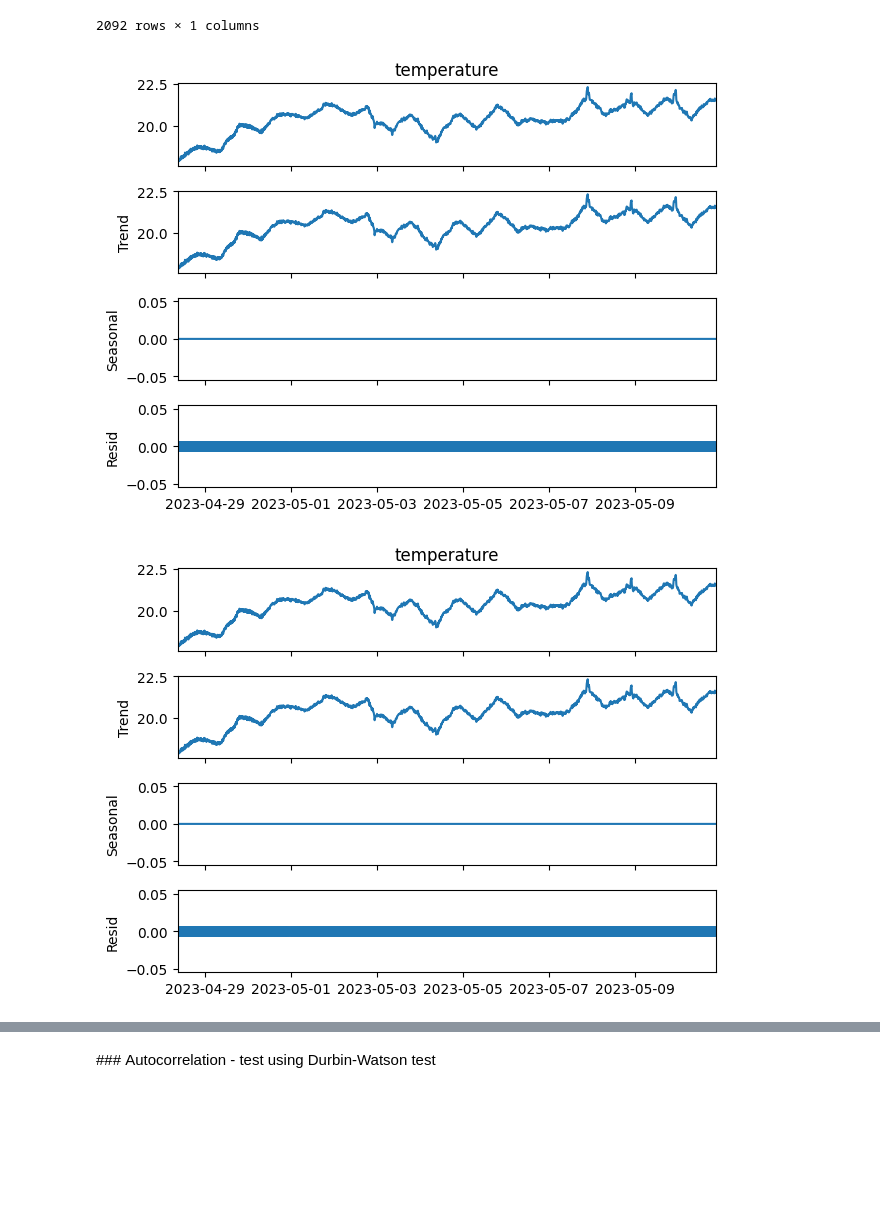
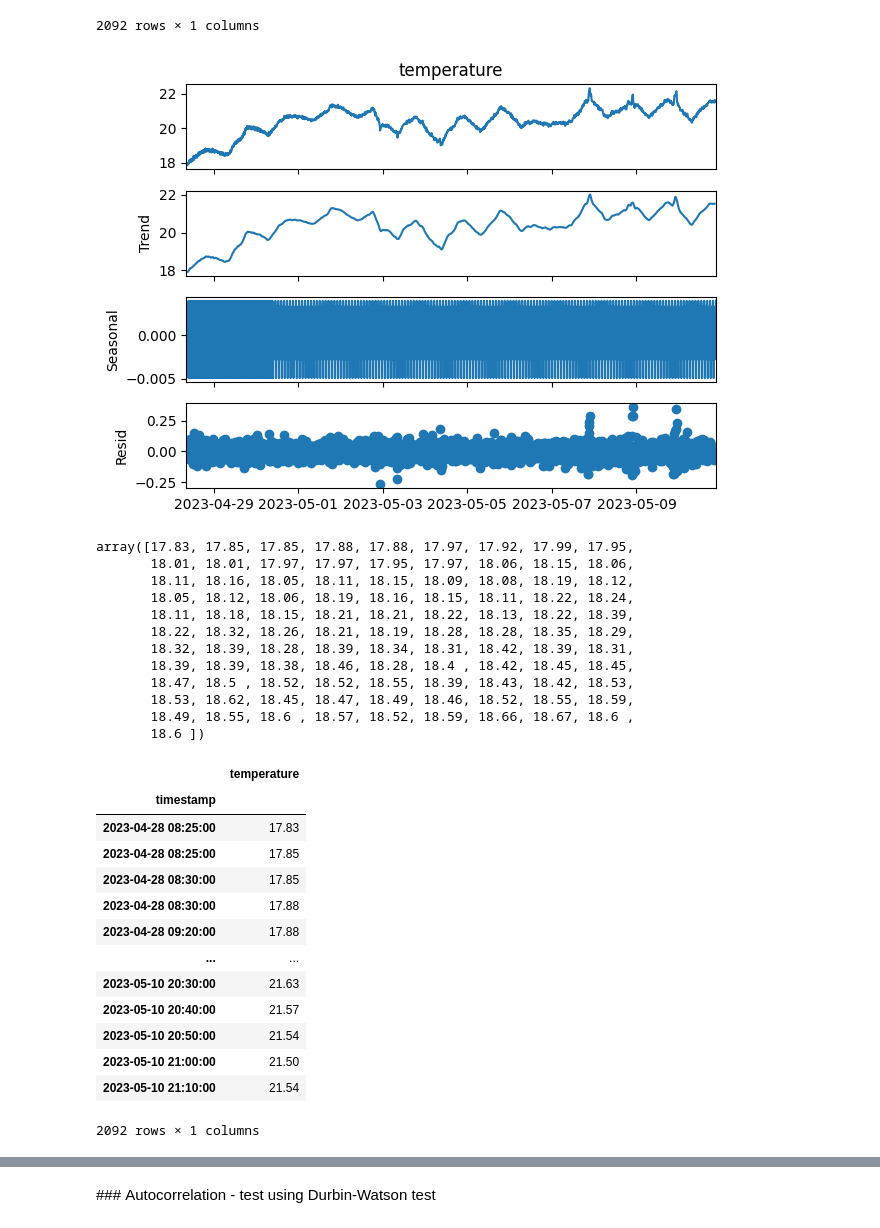
Before and after one commit to bndxn/raspberry-pi-notes, a Jupyter notebook: analysis/analysis.ipynb, the cells around one changed output, grey strips where cells are left out. Cells and saved outputs as stored; diff of their text form; code cells hidden in the pictures; blank space fills up the shorter version.

Commit message:
trying RNNs, LSTMs

```diff
--- a/analysis/analysis.ipynb
+++ b/analysis/analysis.ipynb
@@ -212,8 +228,29 @@ df_temp
+# %%
+df_temp.dropna(inplace=True)
+
+# Some quick code to set this up: https://github.com/nachi-hebbar/Time-Series-Forecasting-LSTM
 # %%
 from statsmodels.tsa.seasonal import seasonal_decompose
+from matplotlib import pyplot
 
-results = seasonal_decompose(df_temp['temperature'], period=1)
+results = seasonal_decompose(df_temp['temperature'], period=10)
 results.plot()
+pyplot.show()
 # %% [output]
-[figure, old version]
+[figure, new version]
-[figure, removed]
+# %%
+temp_array = df_temp['temperature'][0:100].values
+temp_array
+# %% [output]
+array([17.83, 17.85, 17.85, 17.88, 17.88, 17.97, 17.92, 17.99, 17.95,
+       18.01, 18.01, 17.97, 17.97, 17.95, 17.97, 18.06, 18.15, 18.06,
+       18.11, 18.16, 18.05, 18.11, 18.15, 18.09, 18.08, 18.19, 18.12,
+       18.05, 18.12, 18.06, 18.19, 18.16, 18.15, 18.11, 18.22, 18.24,
+       18.11, 18.18, 18.15, 18.21, 18.21, 18.22, 18.13, 18.22, 18.39,
+       18.22, 18.32, 18.26, 18.21, 18.19, 18.28, 18.28, 18.35, 18.29,
+       18.32, 18.39, 18.28, 18.39, 18.34, 18.31, 18.42, 18.39, 18.31,
+       18.39, 18.39, 18.38, 18.46, 18.28, 18.4 , 18.42, 18.45, 18.45,
+       18.47, 18.5 , 18.52, 18.52, 18.55, 18.39, 18.43, 18.42, 18.53,
+       18.53, 18.62, 18.45, 18.47, 18.49, 18.46, 18.52, 18.55, 18.59,
+       18.49, 18.55, 18.6 , 18.57, 18.52, 18.59, 18.66, 18.67, 18.6 ,
+       18.6 ])
@@ -219,0 +261,17 @@ results.plot()
+# %%
+df_temp
+# %% [output]
+|  | temperature |
+| timestamp |  |
+| 2023-04-28 08:25:00 | 17.83 |
+| 2023-04-28 08:25:00 | 17.85 |
+| 2023-04-28 08:30:00 | 17.85 |
+| 2023-04-28 08:30:00 | 17.88 |
+| 2023-04-28 09:20:00 | 17.88 |
+| ... | ... |
+| 2023-05-10 20:30:00 | 21.63 |
+| 2023-05-10 20:40:00 | 21.57 |
+| 2023-05-10 20:50:00 | 21.54 |
+| 2023-05-10 21:00:00 | 21.50 |
+| 2023-05-10 21:10:00 | 21.54 |
+2092 rows × 1 columns
```
Also changed, not shown: parts of 15 cells of this notebook.
